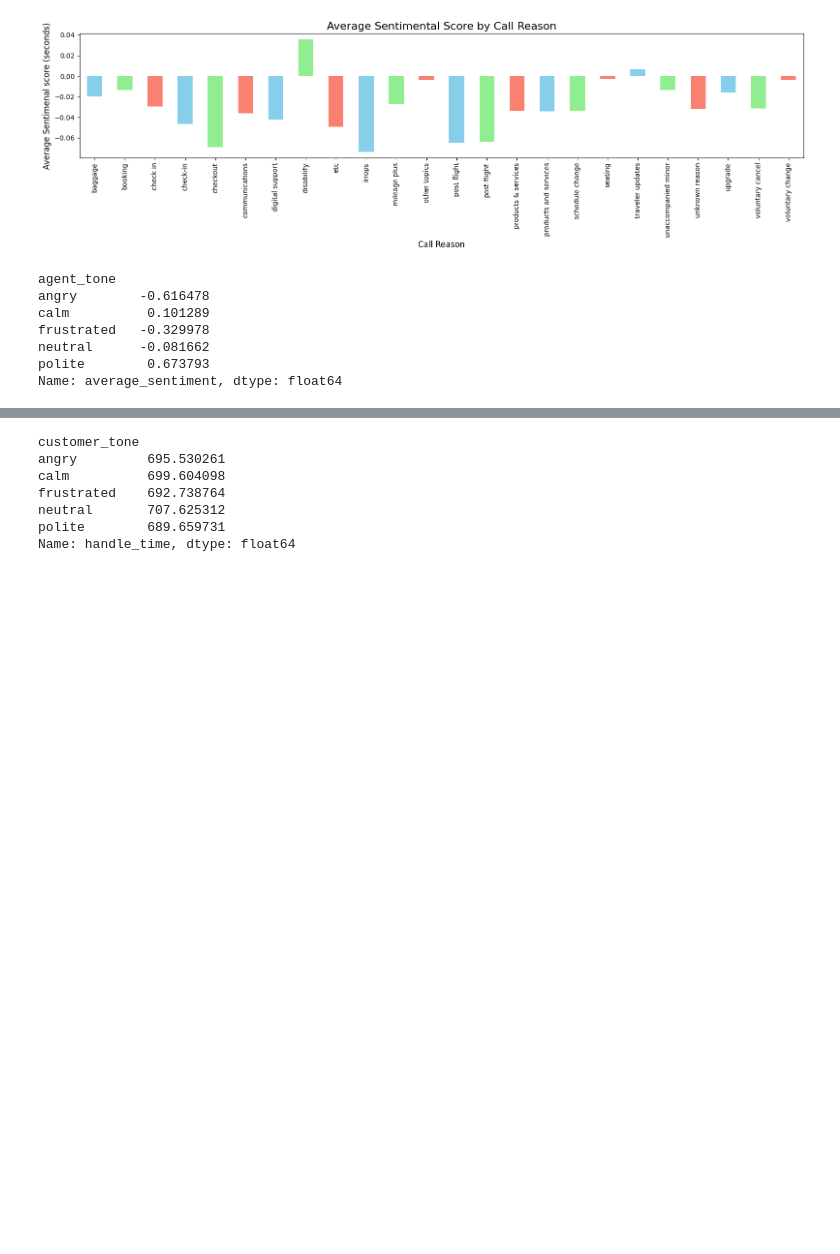
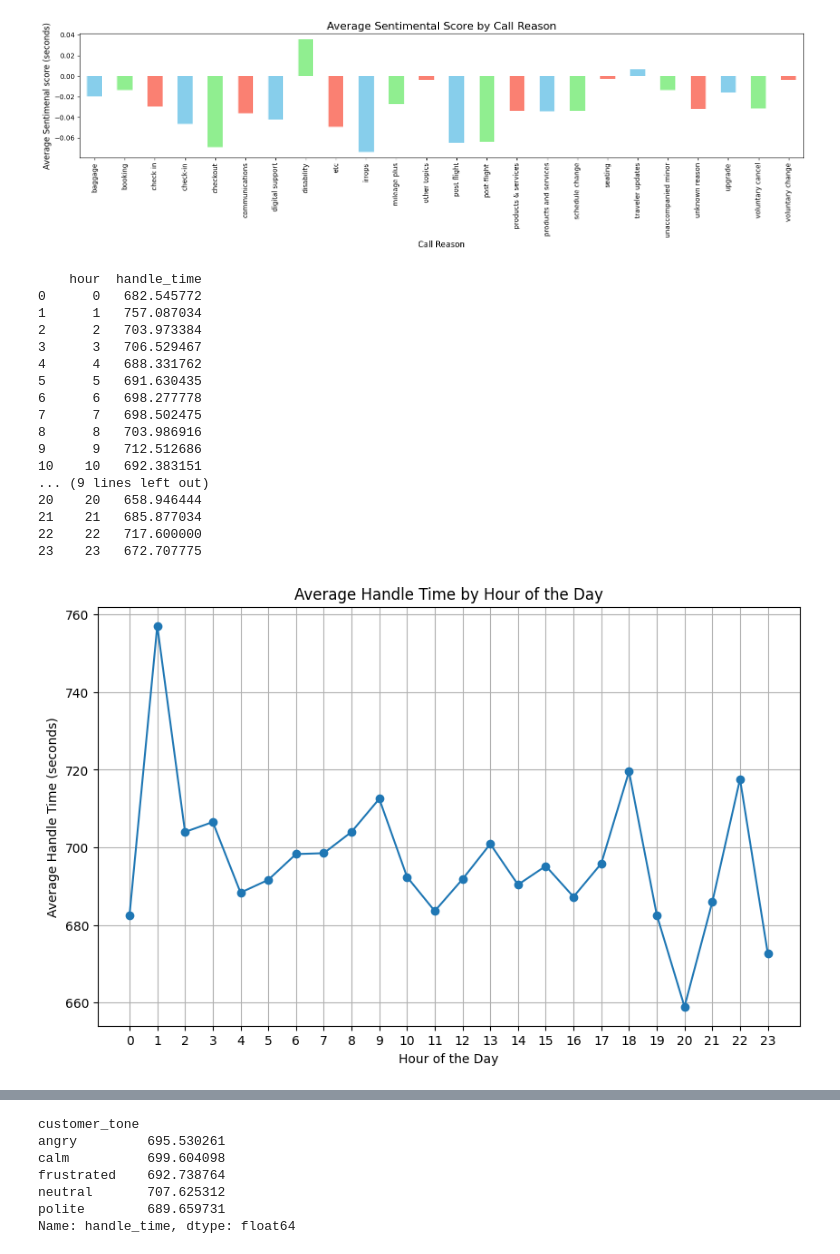
Before and after one commit to dheerajGits/skyhack, a Jupyter notebook: main.ipynb, the cells around one changed output, grey strips where cells are left out. Saved outputs shown, nothing was run; the diff lists cells and outputs as text; code cells hidden in the pictures; blank space fills up the shorter version.

```diff
--- a/main.ipynb
+++ b/main.ipynb
@@ -205,14 +205,38 @@ plt.tight_layout()
 plt.show()
 # %% [output]
 [figure]
+# %%
+main_dataset['hour'] = main_dataset['call_start_datetime'].dt.hour
+
+# Calculate average handle time per hour
+avg_handle_time_per_hour = main_dataset.groupby('hour')['handle_time'].mean().reset_index()
+print(avg_handle_time_per_hour)
+plt.figure(figsize=(10, 6))
+plt.plot(avg_handle_time_per_hour['hour'], avg_handle_time_per_hour['handle_time'], marker='o')
+plt.title('Average Handle Time by Hour of the Day')
+plt.xlabel('Hour of the Day')
+plt.ylabel('Average Handle Time (seconds)')
+plt.xticks(avg_handle_time_per_hour['hour'])  # Set x-ticks to be the hours
+plt.grid()
+plt.show()
+# %% [output]
+    hour  handle_time
+0      0   682.545772
+1      1   757.087034
+2      2   703.973384
+3      3   706.529467
+4      4   688.331762
+5      5   691.630435
+6      6   698.277778
+7      7   698.502475
+8      8   703.986916
+9      9   712.512686
+10    10   692.383151
+... (9 lines left out)
+20    20   658.946444
+21    21   685.877034
+22    22   717.600000
+23    23   672.707775
+[figure, added]
 # %%
 average_sentiment_by_agent_tone= main_dataset.groupby('agent_tone')['average_sentiment'].mean()
-average_sentiment_by_agent_tone
-# %% [output]
-agent_tone
-angry        -0.616478
-calm          0.101289
-frustrated   -0.329978
-neutral      -0.081662
-polite        0.673793
-Name: average_sentiment, dtype: float64
```
Also changed, not shown: parts of 6 cells of this notebook, 1 other file.
